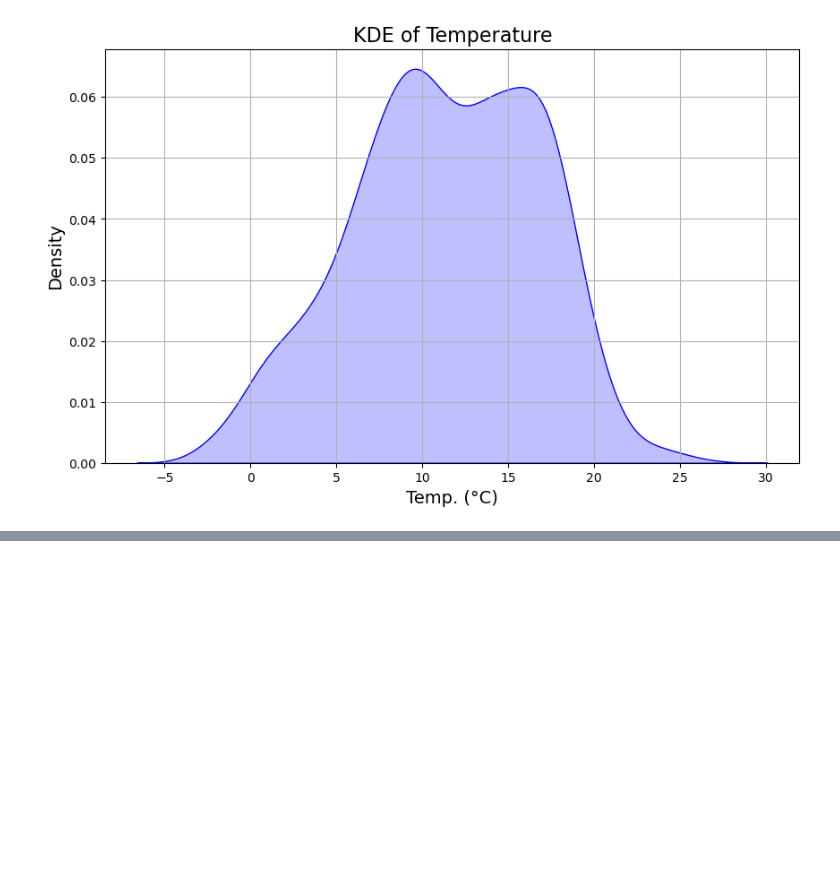
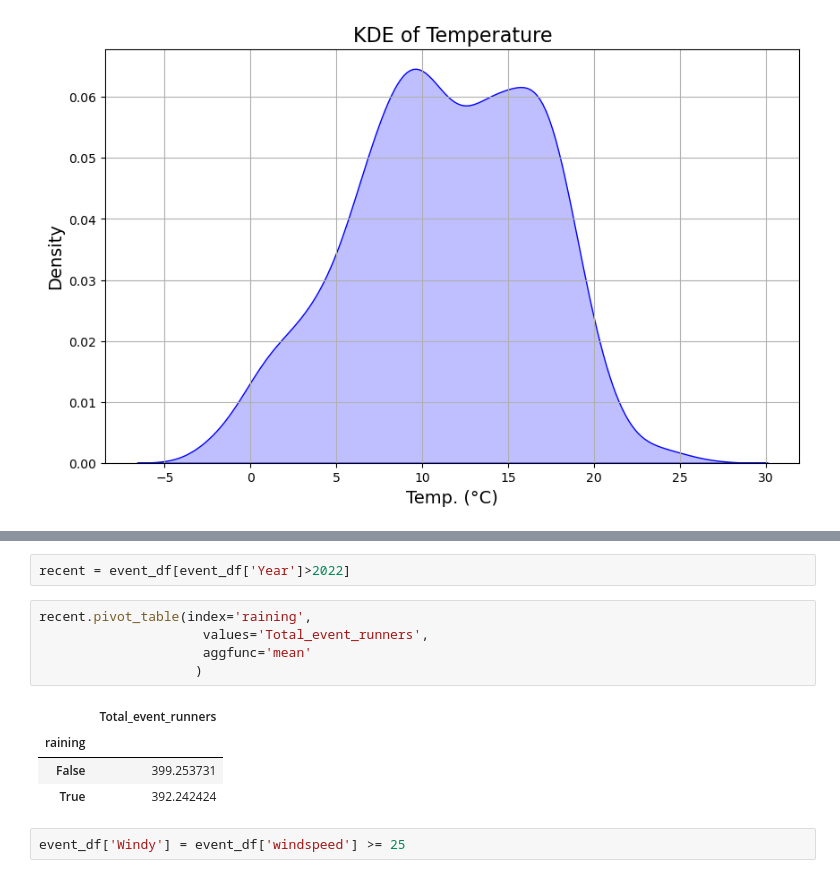
Before and after one commit to owen-george/parkrun_analysis, a Jupyter notebook: EDA/EDA.ipynb, the cells around one changed output, grey strips where cells are left out. Drawn from its saved outputs; the diff is of its cells as text; blank space fills up the shorter version.

```diff
--- a/EDA/EDA.ipynb
+++ b/EDA/EDA.ipynb
@@ -367,0 +480,14 @@ plt.show()
+# %%
+recent = event_df[event_df['Year']>2022]
+# %%
+recent.pivot_table(index='raining',
+                     values='Total_event_runners',
+                     aggfunc='mean'
+                    )
+# %% [output]
+|  | Total_event_runners |
+| raining |  |
+| False | 399.253731 |
+| True | 392.242424 |
+# %%
+event_df['Windy'] = event_df['windspeed'] >= 25
```
Also changed, not shown: parts of 17 cells of this notebook.
